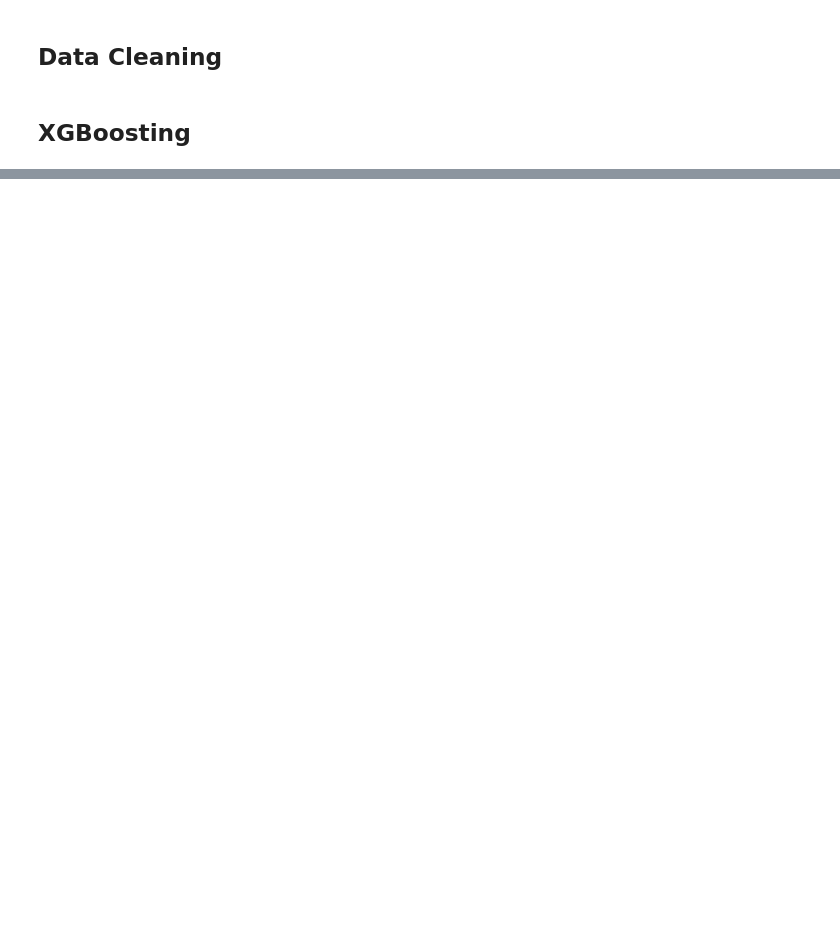
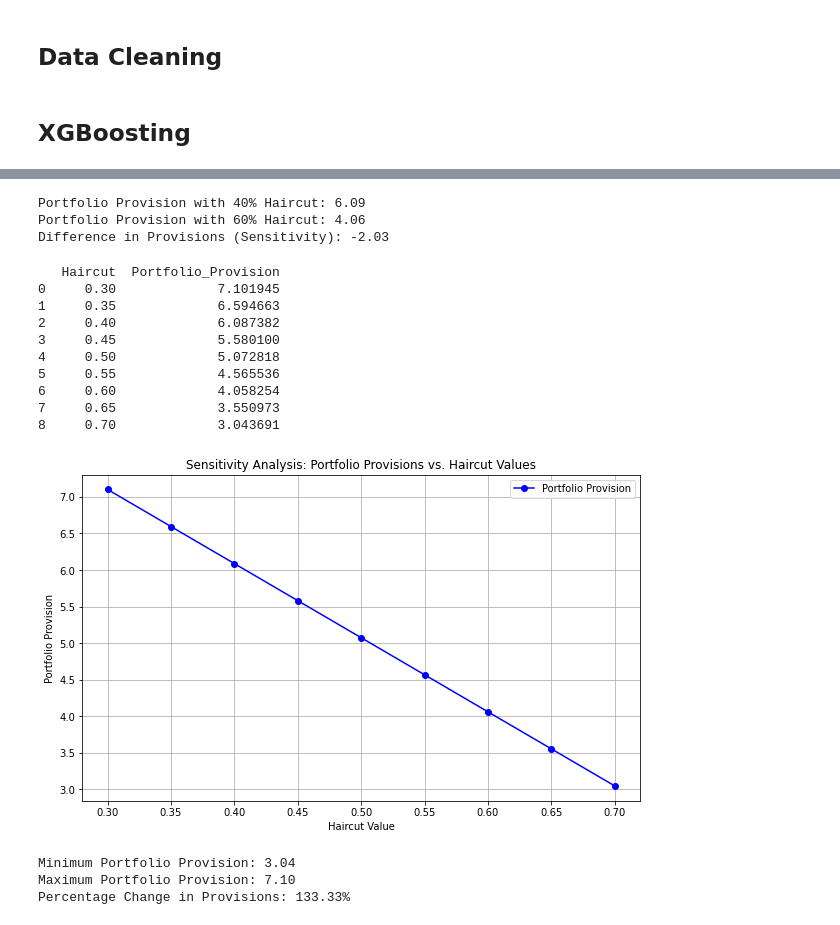
Before and after one commit to willseff/consumer-credit-risk, a Jupyter notebook: xgb.ipynb, the cells around one changed output, grey strips where cells are left out. Saved outputs shown, nothing was run; the diff lists cells and outputs as text; code cells hidden in the pictures; blank space fills up the shorter version.

```diff
--- a/xgb.ipynb
+++ b/xgb.ipynb
@@ -298,0 +338,70 @@ dtype: int64
+# %%
+# Sensitivity analysis: Compare provisions for extreme haircut values
+haircut_low = 0.4
+haircut_high = 0.6
+
+provisions_low_haircut = pd_values * lgd_values * (1 - haircut_low)
+provisions_high_haircut = pd_values * lgd_values * (1 - haircut_high)
+
+portfolio_provision_low = provisions_low_haircut.sum()
+portfolio_provision_high = provisions_high_haircut.sum()
+
+print(f"Portfolio Provision with 40% Haircut: {portfolio_provision_low:.2f}")
+print(f"Portfolio Provision with 60% Haircut: {portfolio_provision_high:.2f}")
+print(f"Difference in Provisions (Sensitivity): {portfolio_provision_high - portfolio_provision_low:.2f}")
+# %% [output]
+Portfolio Provision with 40% Haircut: 6.09
+Portfolio Provision with 60% Haircut: 4.06
+Difference in Provisions (Sensitivity): -2.03
+# %%
+# Expanded range of haircut values for sensitivity analysis
+haircut_values = np.linspace(0.3, 0.7, 9)  # Haircuts from 30% to 70% in 5% increments
+
+# Calculate portfolio provisions for each haircut value
+portfolio_provisions_sensitivity = []
+for haircut in haircut_values:
+    provisions = pd_values * lgd_values * (1 - haircut)
+    portfolio_provisions_sensitivity.append(provisions.sum())
+
+# Convert results to a DataFrame for easier visualization
+sensitivity_df = pd.DataFrame({
+    'Haircut': haircut_values,
+    'Portfolio_Provision': portfolio_provisions_sensitivity
+})
+
+# Print the sensitivity results
+print(sensitivity_df)
+
+# Plot the sensitivity analysis
+plt.figure(figsize=(10, 6))
+plt.plot(sensitivity_df['Haircut'], sensitivity_df['Portfolio_Provision'], marker='o', color='blue', label='Portfolio Provision')
+plt.title("Sensitivity Analysis: Portfolio Provisions vs. Haircut Values")
+plt.xlabel("Haircut Value")
+plt.ylabel("Portfolio Provision")
+plt.grid(True)
+plt.legend()
+plt.show()
+
+# Quantify the impact of haircut changes
+min_provision = sensitivity_df['Portfolio_Provision'].min()
+max_provision = sensitivity_df['Portfolio_Provision'].max()
+percentage_change = ((max_provision - min_provision) / min_provision) * 100
+
+print(f"Minimum Portfolio Provision: {min_provision:.2f}")
+print(f"Maximum Portfolio Provision: {max_provision:.2f}")
+print(f"Percentage Change in Provisions: {percentage_change:.2f}%")
+# %% [output]
+   Haircut  Portfolio_Provision
+0     0.30             7.101945
+1     0.35             6.594663
+2     0.40             6.087382
+3     0.45             5.580100
+4     0.50             5.072818
+5     0.55             4.565536
+6     0.60             4.058254
+7     0.65             3.550973
+8     0.70             3.043691
+[figure, added]
+Minimum Portfolio Provision: 3.04
+Maximum Portfolio Provision: 7.10
+Percentage Change in Provisions: 133.33%
```
Also changed, not shown: parts of 13 cells of this notebook.
